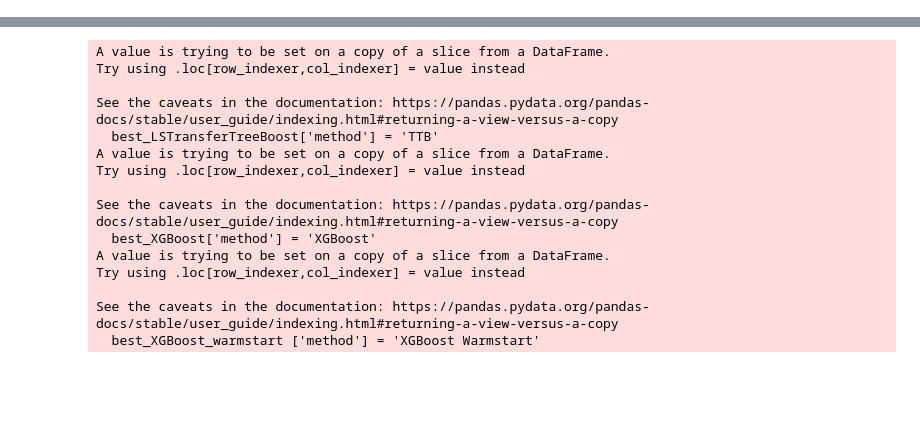
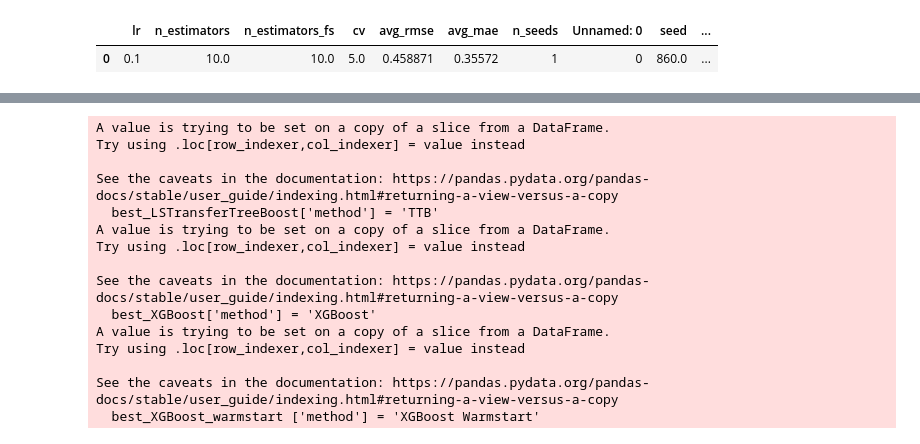
Before and after one commit to DageBjorne/transfertreeboost, a Jupyter notebook: stem-profile/viz.ipynb, the cells around one changed output, grey strips where cells are left out. Drawn from its saved outputs; the diff is of its cells as text; code cells hidden in the pictures; blank space fills up the shorter version.

```diff
--- a/stem-profile/viz.ipynb
+++ b/stem-profile/viz.ipynb
@@ -149,15 +154,15 @@ best_XGBoost_warmstart , best_XGBoost_params_warmstart  = topk_per_d_per_method(
 )
 best_XGBoost_warmstart ['method'] = 'XGBoost Warmstart'
 
-# data = pd.read_csv(f'results/two_trada_{index}.csv')
-# trada_data = data
-# trada_data['method'] = 'two-stage TrAdaBoost.R2'
+data = pd.read_csv(f'results_{sub_name}/two_trada.csv')
+trada_data = data
+trada_data['method'] = 'two-stage TrAdaBoost.R2'
 
-# best_trada, jk = topk_per_d_per_method(
-#     trada_data,
-# ['method'], k=nr_of_seeds
-# )
-# best_trada['method'] = 'two-stage TrAdaBoost.R2'
+best_trada, best_trada_params = topk_per_d_per_method(
+    trada_data,
+['lr', 'n_estimators', 'n_estimators_fs', 'cv'], k=100000
+)
+best_trada['method'] = 'Two-stage TrAdaBoost.R2'
 # %% [output]
 A value is trying to be set on a copy of a slice from a DataFrame.
 Try using .loc[row_indexer,col_indexer] = value instead
@@ -236,3 +246,9 @@ best_XGBoost_params_warmstart.iloc[::nr_of_seeds]
+# %%
+#Get best params in order
+best_trada_params.iloc[::nr_of_seeds]
+# %% [output]
+|  | lr | n_estimators | n_estimators_fs | cv | avg_rmse | avg_mae | n_seeds | Unnamed: 0 | seed | ... |
+| 0 | 0.1 | 10.0 | 10.0 | 5.0 | 0.458871 | 0.35572 | 1 | 0 | 860.0 | ... |
 # %%
 ((best_XGBoost_params.iloc[0]['avg_rmse'] - best_LSTransferTreeBoost_params.iloc[0]['avg_rmse']) / best_XGBoost_params.iloc[0]['avg_rmse'])*100
 # %% [output]
```
Also changed, not shown: parts of 6 cells of this notebook, 8 other files.
